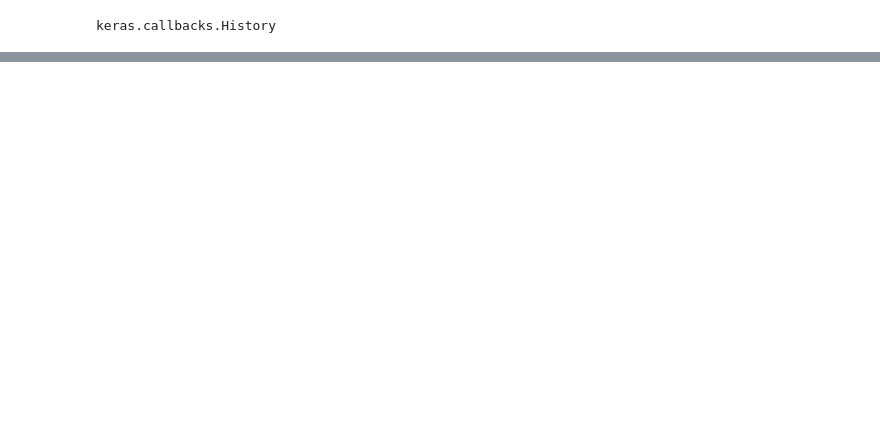
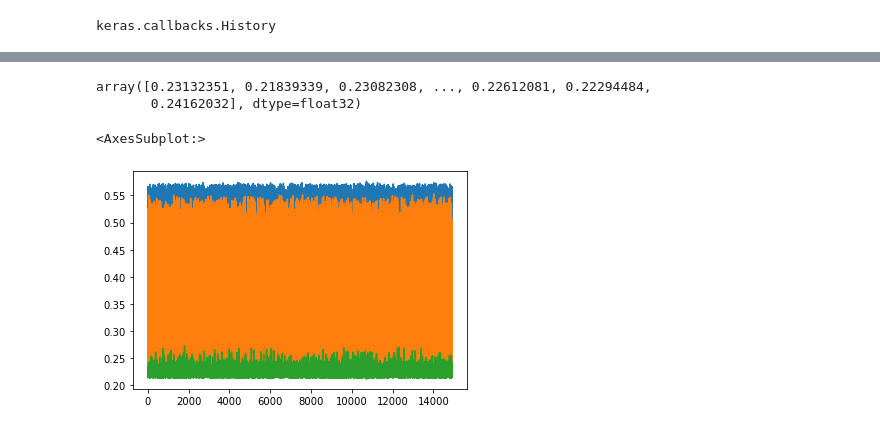
Before and after one commit to hanchyhill/python, a Jupyter notebook: seafog/src/tf2/sea_fog_classification_model.ipynb, the cells around one changed output, grey strips where cells are left out. Saved outputs shown, nothing was run; the diff lists cells and outputs as text; code cells hidden in the pictures; blank space fills up the shorter version.

```diff
--- a/seafog/src/tf2/sea_fog_classification_model.ipynb
+++ b/seafog/src/tf2/sea_fog_classification_model.ipynb
@@ -166,0 +202,3 @@ model.evaluate(test_x_scaled, test_y, verbose=0)
+# %%
+predictions = model(test_x_scaled).numpy()
+predictions
@@ -166,0 +213,16 @@ model.evaluate(test_x_scaled, test_y, verbose=0)
+# %%
+p_test = tf.nn.softmax(predictions).numpy()
+# %%
+p_test[:,0]
+# %% [output]
+array([0.23132351, 0.21839339, 0.23082308, ..., 0.22612081, 0.22294484,
+       0.24162032], dtype=float32)
+# %%
+df_p_test = pd.DataFrame({'p_fog':p_test[:,0],'p_mist':p_test[:,1],'p_clear':p_test[:,2]})
+# %%
+df_p_test['p_clear'].plot()
+df_p_test['p_mist'].plot()
+df_p_test['p_fog'].plot()
+# %% [output]
+<AxesSubplot:>
+[figure, added]
```
Also changed, not shown: parts of 10 cells of this notebook, 3 other files.
